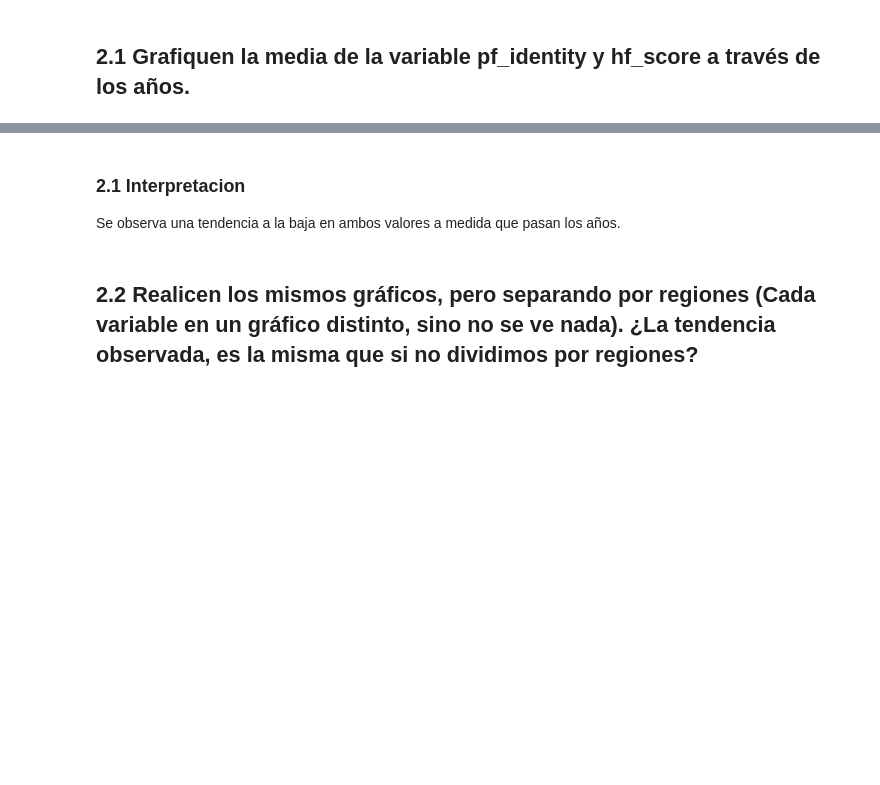
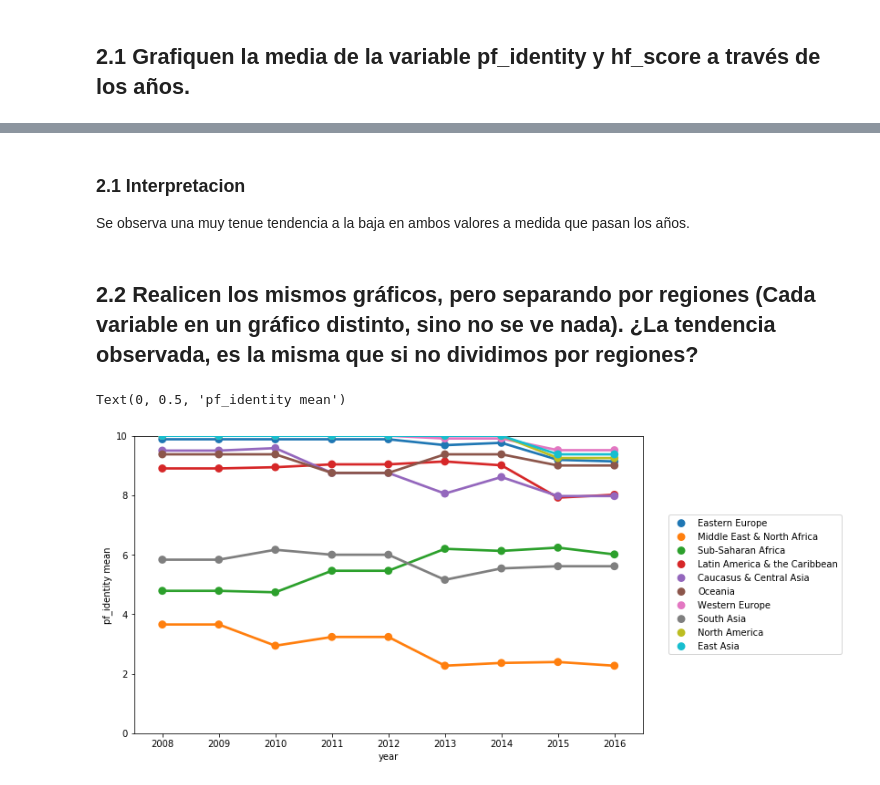
Before and after one commit to fpaludi/DiploDatos, a Jupyter notebook: practico1-demian-item-2.ipynb, the cells around one changed output, grey strips where cells are left out. Saved outputs shown, nothing was run; the diff lists cells and outputs as text; code cells hidden in the pictures; blank space fills up the shorter version.

```diff
--- a/practico1-demian-item-2.ipynb
+++ b/practico1-demian-item-2.ipynb
@@ -64,6 +72,19 @@ Name: hf_score, dtype: float64
 # %% [markdown]
 ### 2.1 Interpretacion
 
-Se observa una tendencia a la baja en ambos valores a medida que pasan los años.
+Se observa una muy tenue tendencia a la baja en ambos valores a medida que pasan los años.
 # %% [markdown]
 ## 2.2 Realicen los mismos gráficos, pero separando por regiones (Cada variable en un gráfico distinto, sino no se ve nada). ¿La tendencia observada, es la misma que si no dividimos por regiones?
+# %%
+plt.figure(figsize=(10,6))
+g = seaborn.pointplot(data=data,
+                  x='year', y='pf_identity',
+                  estimator=numpy.mean,
+                  hue='region',
+                  ci=None)
+g.legend(loc='center right', bbox_to_anchor=(1.40, 0.5), ncol=1)
+plt.ylim(0, 10)
+plt.ylabel('pf_identity mean')
+# %% [output]
+Text(0, 0.5, 'pf_identity mean')
+[figure, added]
```
Also changed, not shown: parts of 7 cells of this notebook, 1 other file.
